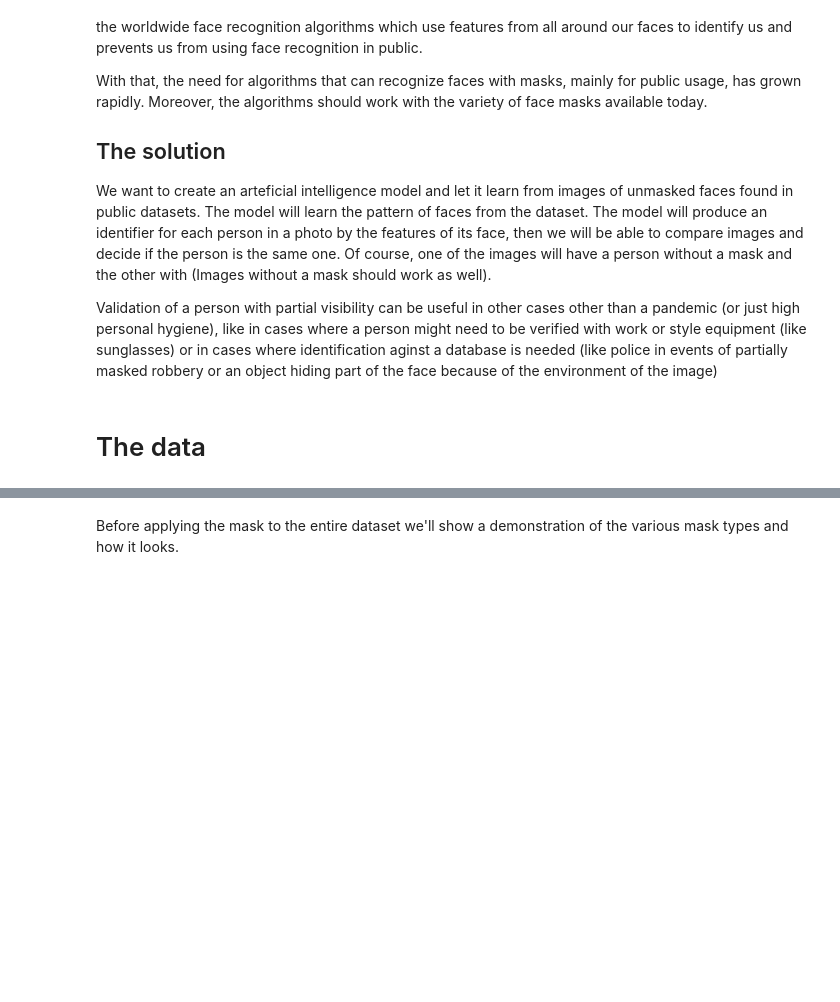
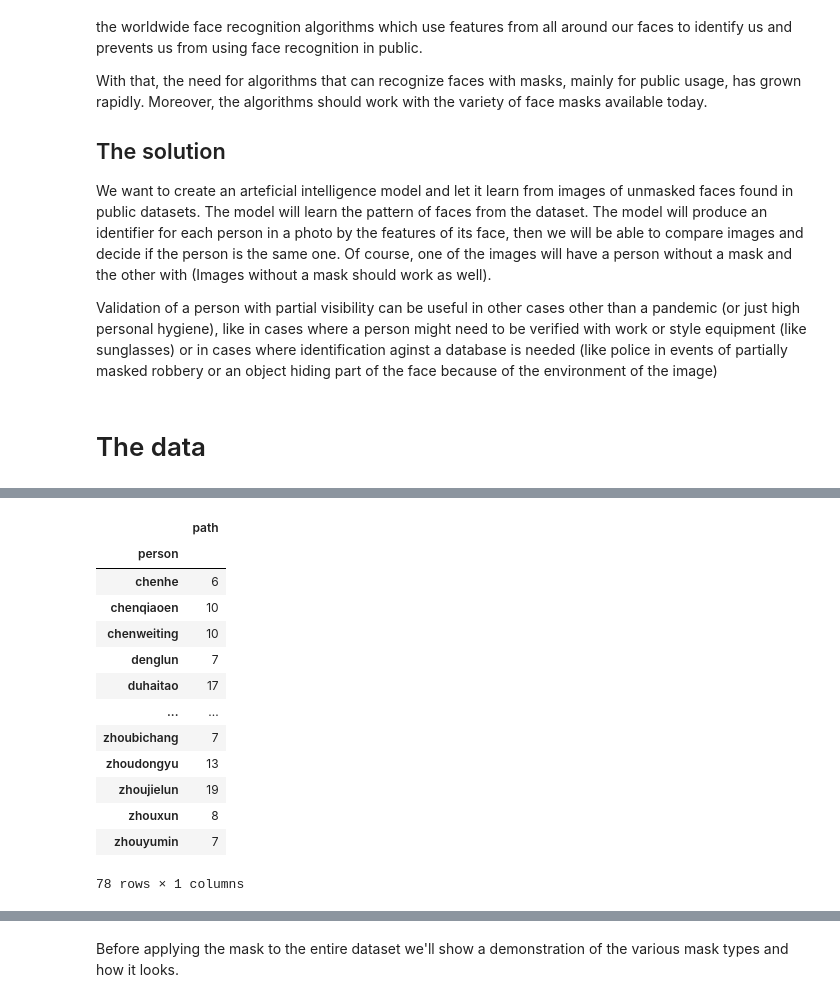
Before and after one commit to ofekari/MaskedFaceDetection, a Jupyter notebook: MaskedFaceDetectionNotebook.ipynb, the cells around one changed output, grey strips where cells are left out. Saved outputs shown, nothing was run; the diff lists cells and outputs as text; code cells hidden in the pictures; blank space fills up the shorter version.

```diff
--- a/MaskedFaceDetectionNotebook.ipynb
+++ b/MaskedFaceDetectionNotebook.ipynb
@@ -108,0 +181,25 @@ That would require us to detect the face in the image, extract the right feature
+# %%
+BASE_PATH = "datazip/AFDB_masked_face_dataset/"
+train = []
+for path in glob.iglob(os.path.join(BASE_PATH, "**", "*.jpg")):
+    person = path.split("/")[-2]
+    train.append({"person":person, "path": path})
+
+train = pd.DataFrame(train)
+train = train.groupby("person").filter(lambda x: len(x) > 5)
+train.groupby("person").count()
+# %% [output]
+|  | path |
+| person |  |
+| chenhe | 6 |
+| chenqiaoen | 10 |
+| chenweiting | 10 |
+| denglun | 7 |
+| duhaitao | 17 |
+| ... | ... |
+| zhoubichang | 7 |
+| zhoudongyu | 13 |
+| zhoujielun | 19 |
+| zhouxun | 8 |
+| zhouyumin | 7 |
+78 rows × 1 columns
```
Also changed, not shown: parts of 10 cells of this notebook.
